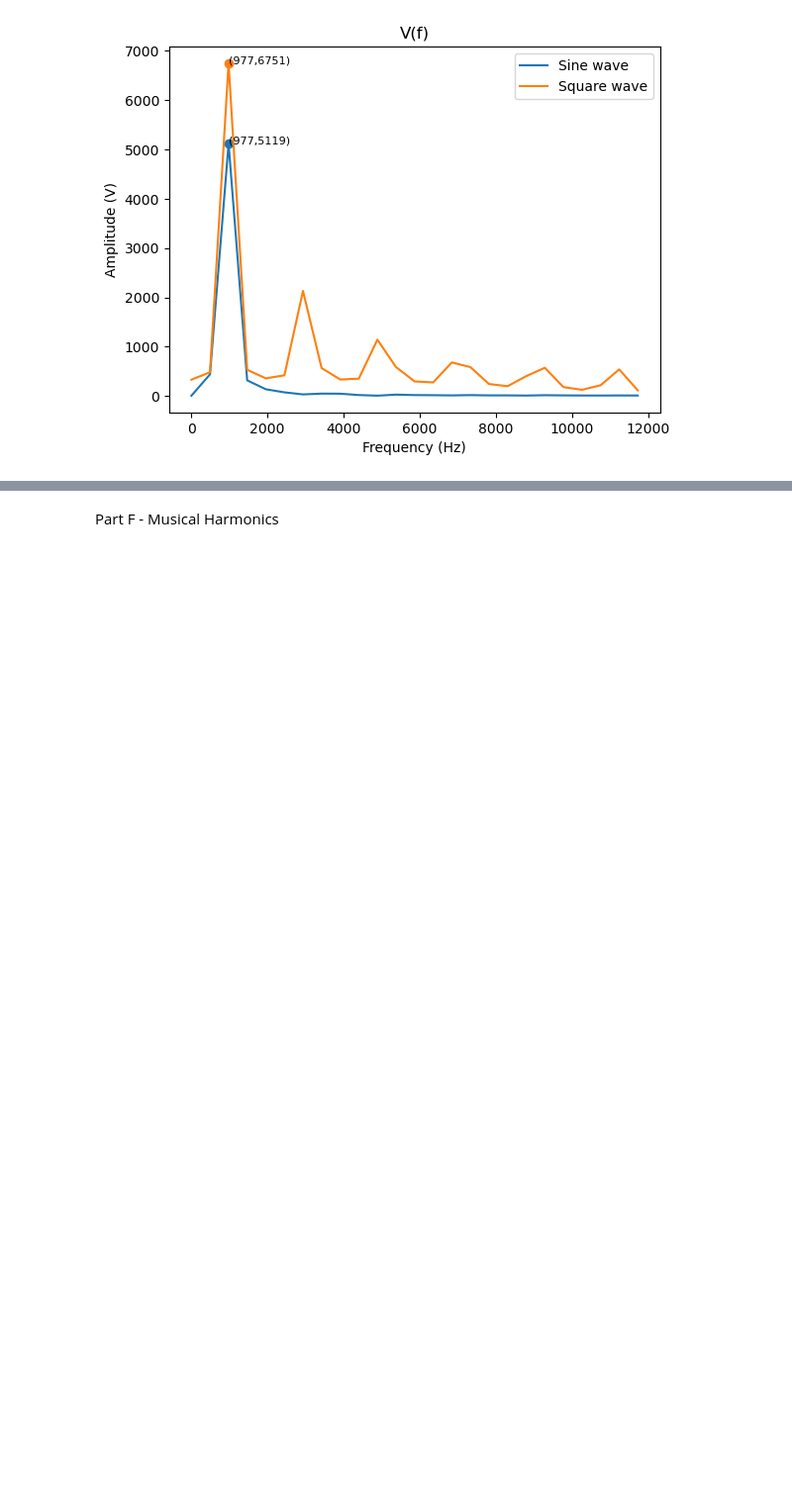
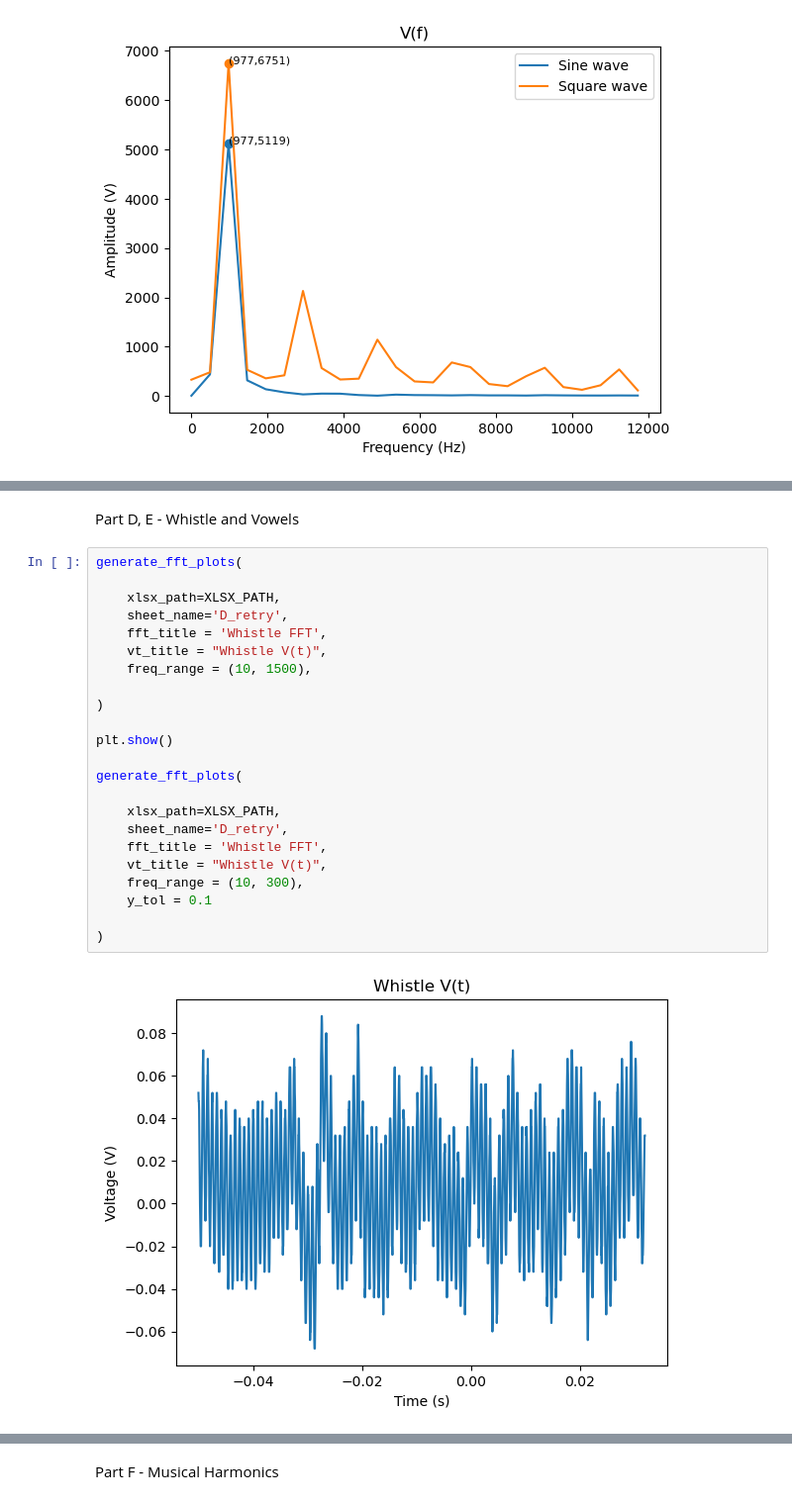
Before and after one commit to 4di03/APL_Labs, a Jupyter notebook: AFT_Lab.ipynb, the cells around one changed output, grey strips where cells are left out. Shown at 99% size. Cells and saved outputs as stored; diff of their text form; blank space fills up the shorter version.

```diff
--- a/AFT_Lab.ipynb
+++ b/AFT_Lab.ipynb
@@ -182,0 +204,27 @@ generate_combined_fft_plots(xlsx_path = XLSX_PATH,
+# %% [markdown]
+Part D, E - Whistle and Vowels
+# %%
+generate_fft_plots(
+
+    xlsx_path=XLSX_PATH,
+    sheet_name='D_retry',
+    fft_title = 'Whistle FFT',
+    vt_title = "Whistle V(t)",
+    freq_range = (10, 1500),
+
+)
+
+plt.show()
+
+generate_fft_plots(
+
+    xlsx_path=XLSX_PATH,
+    sheet_name='D_retry',
+    fft_title = 'Whistle FFT',
+    vt_title = "Whistle V(t)",
+    freq_range = (10, 300),
+    y_tol = 0.1
+
+)
+# %% [output]
+[figure, added]
```
Also changed, not shown: parts of 8 cells of this notebook, 1 other file.
